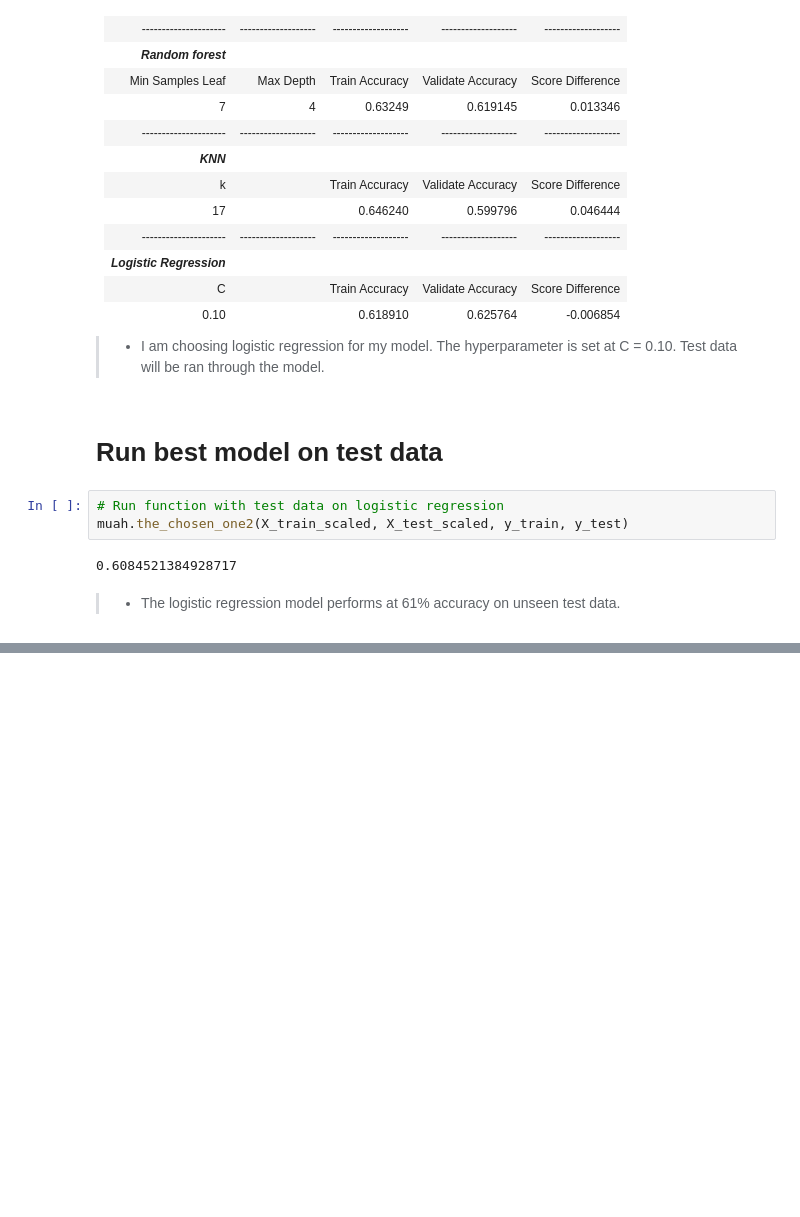
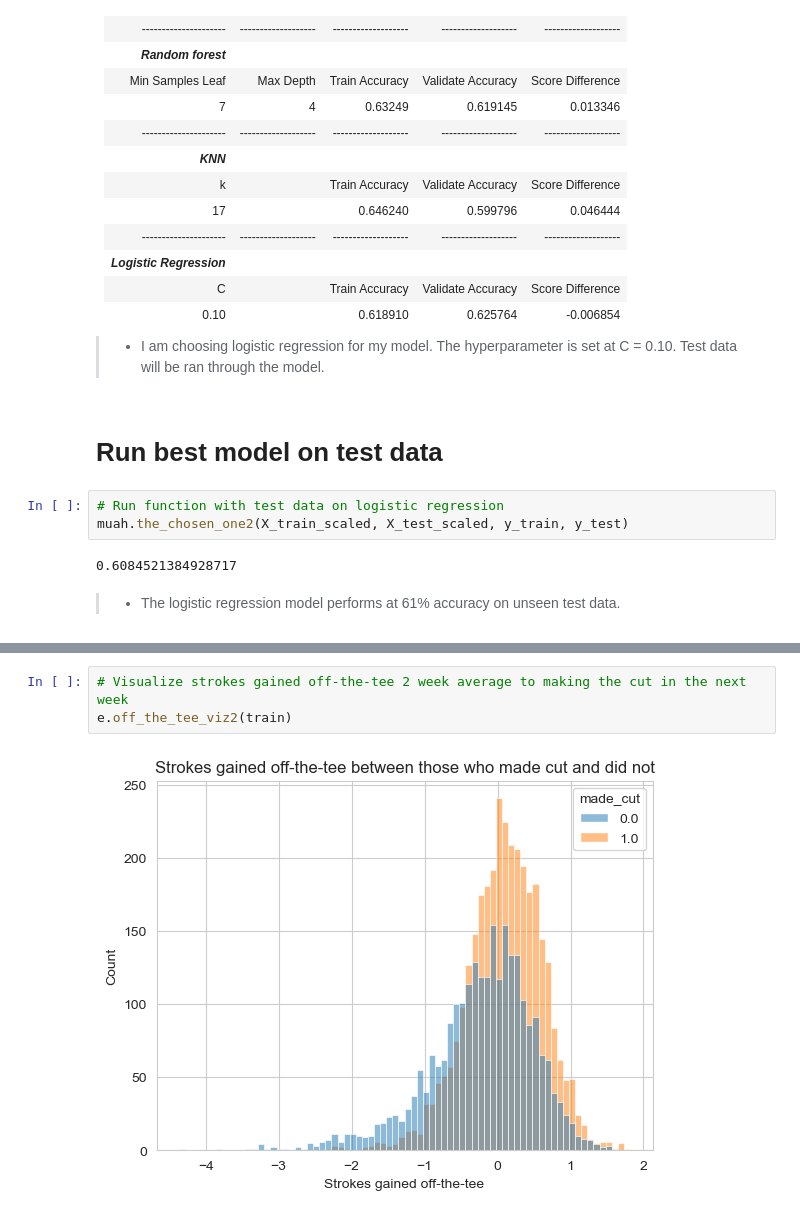
Before and after one commit to Andrew-Casey/individual_project, a Jupyter notebook: Individual_project_final.ipynb, the cells around one changed output, grey strips where cells are left out. Drawn from its saved outputs; the diff is of its cells as text; blank space fills up the shorter version.

```diff
--- a/Individual_project_final.ipynb
+++ b/Individual_project_final.ipynb
@@ -418,0 +535,5 @@ muah.the_chosen_one2(X_train_scaled, X_test_scaled, y_train, y_test)
+# %%
+# Visualize strokes gained off-the-tee 2 week average to making the cut in the next week
+e.off_the_tee_viz2(train)
+# %% [output]
+[figure, added]
```
Also changed, not shown: parts of 52 cells of this notebook, 4 other files.
